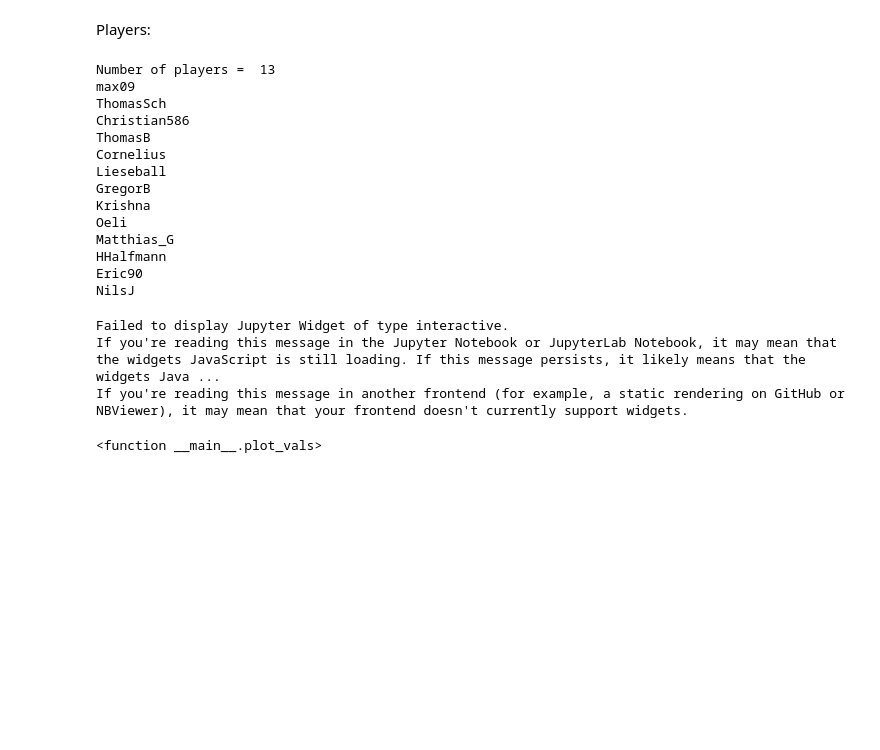
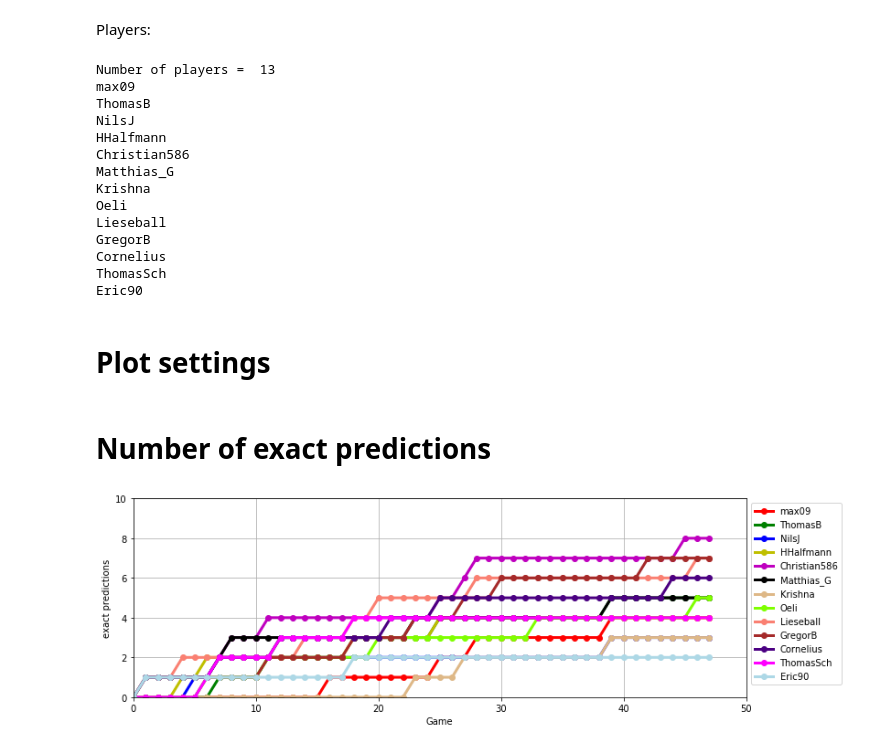
Before and after one commit to overdrivek/game_stats, a Jupyter notebook: Tippspiel_statistics.ipynb, the cells around one changed output. Drawn from its saved outputs; the diff is of its cells as text; code cells hidden in the pictures; blank space fills up the shorter version.

Commit message:
updated version

```diff
--- a/Tippspiel_statistics.ipynb
+++ b/Tippspiel_statistics.ipynb
@@ -21,18 +24,21 @@ number_players = len(tp_stats.player_list)
 print("Number of players = ",number_players)
 for player in tp_stats.player_list:
     print(player)
+plot_version = 0
 # %% [output]
 Number of players =  13
 max09
-ThomasSch
+ThomasB
+NilsJ
+HHalfmann
 Christian586
-ThomasB
-Cornelius
+Matthias_G
+Krishna
+Oeli
 Lieseball
 GregorB
-Krishna
-Oeli
-Matthias_G
-HHalfmann
+Cornelius
+ThomasSch
 Eric90
-NilsJ
+# %% [markdown]
+# Plot settings
@@ -39,34 +53,46 @@ NilsJ
+# %% [markdown]
+# Number of exact predictions
 # %%
-from ipywidgets import interact
+
 import matplotlib.pyplot as plt
 from matplotlib.font_manager import FontProperties
+import cycler
+color_order = ['r','g','b','y','m','k','burlywood','chartreuse','salmon','brown','indigo','fuchsia','lightblue','goldenrod']
+markers = ['.',',','o','v','<','>','1','2','3','4','8','s','p','*','h','+','x']
+CB_color_cycle = ['#377eb8', '#ff7f00', '#4daf4a','#f781bf', '#a65628', '#984ea3','#999999', '#e41a1c', '#dede00','dimgray','silver','darkgray','thistle']
 
-def plot_vals(player):
+
+def plot_vals(data ,ylim, player,colorblind):
+
+
+    c_order = color_order if colorblind == 0 else CB_color_cycle
     n = player
-    #fig = plt.figure(figsize=(8,6))
+    fig = plt.figure(figsize=(12,4))
+    #plt.clf()
     for i,player_name in enumerate(tp_stats.player_list):
+
         if n != 0 and i != n-1:
             continue
         player= tp_stats.player_list[player_name]
-        player_pts = player.exact_prediction_array
+        plot_array,plot_name = player.get_data(data)
         #xnew = np.linspace(0,len(player_pts),100)
         #xvals = np.arange(0,len(player_pts))
         #ynew = spline(xvals,player_pts,xnew)
-        plt.plot(range(len(player_pts)),player_pts,label=player.name)
+        plt.plot(range(len(plot_array)),plot_array,label=player.name,color=c_order[i],linewidth=3,marker='o')
         #plt.plot(xnew, ynew, label=player.name)
         if n == 0:
             plt.legend(loc='best',bbox_to_anchor=(1, 1))
         else:
             plt.title(player_name)
+
         plt.grid(True)
         plt.xlabel('Game')
-        plt.ylabel('# exact predictions')
+        plt.ylabel(plot_name.replace('_',' '))
         plt.xlim([0,50])
-        plt.ylim([0,10])
+        plt.ylim([0,ylim])
 
-interact(plot_vals,player=(0,number_players+1))
+ylim = 10
+plot_type = 'exact'
+interact(plot_vals,data=fixed(plot_type),ylim=fixed(ylim),player=(0,number_players),colorblind=(0,1));
 # %% [output]
-Failed to display Jupyter Widget of type interactive.
-If you're reading this message in the Jupyter Notebook or JupyterLab Notebook, it may mean that the widgets JavaScript is still loading. If this message persists, it likely means that the widgets Java ...
-If you're reading this message in another frontend (for example, a static rendering on GitHub or NBViewer), it may mean that your frontend doesn't currently support widgets.
-<function __main__.plot_vals>
+[figure, added]
```
Also changed, not shown: parts of 8 cells of this notebook, 4 other files.
